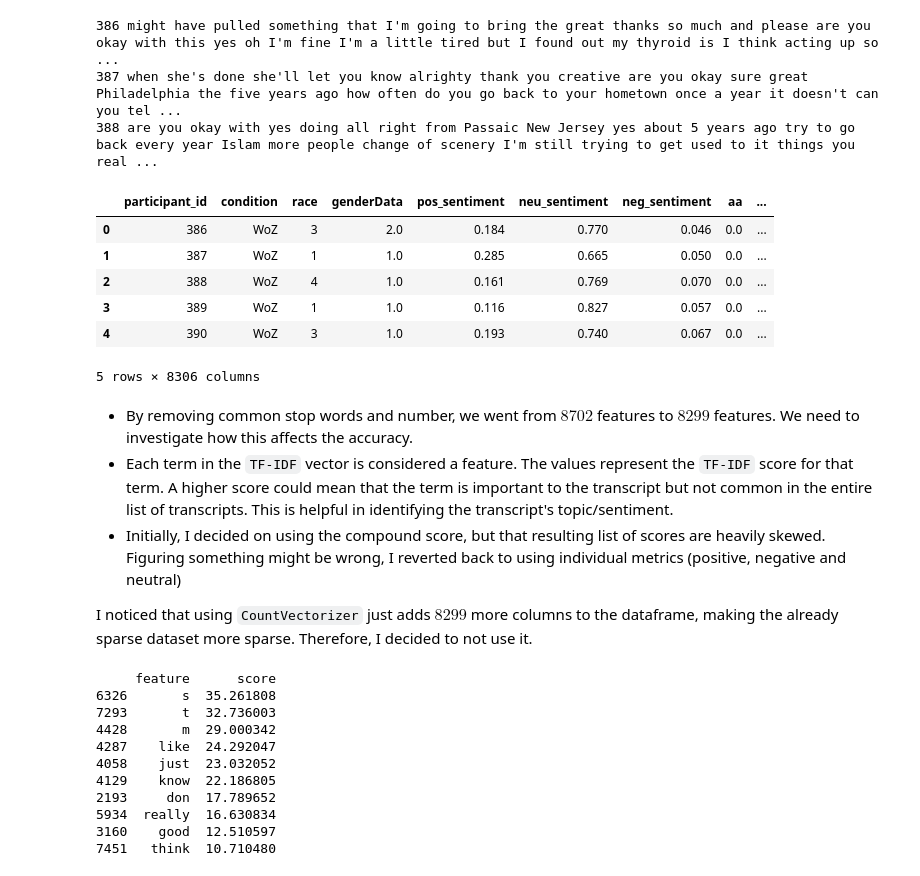
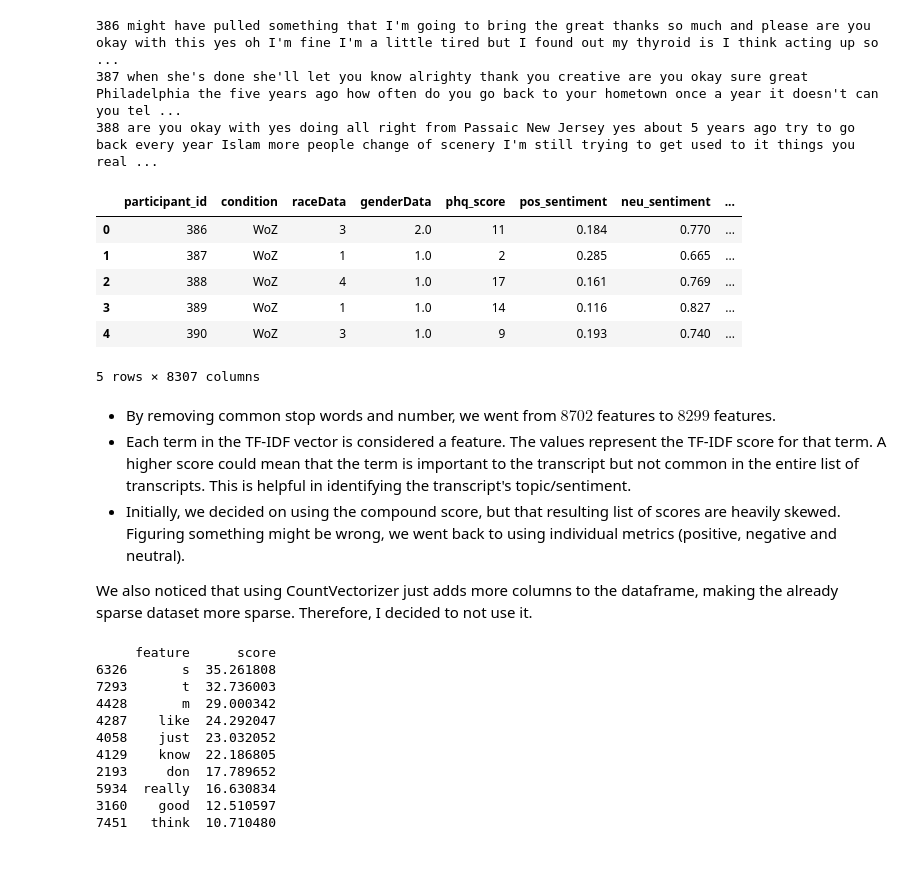
Before and after one commit to cekcreator/Mitigating-socio-demographic-bias, a Jupyter notebook: code/code.ipynb, the cells around one changed output. Drawn from its saved outputs; the diff is of its cells as text; code cells hidden in the pictures.

```diff
--- a/code/code.ipynb
+++ b/code/code.ipynb
@@ -27,11 +27,17 @@ interview_data = interview_data.dropna(subset=["Partic#"])
 print(interview_data.tail())
 
 # the phq score data (sheet 2)
-phq_score = pd.read_excel(
+phq_scores_data = pd.read_excel(
     "../data/DAIC_demographic_data.xlsx", sheet_name="Metadata_mapping"
 )
 
-print(phq_score.head())
+#Convert Participant_ID column to string
+phq_scores_data['Participant_ID'] = phq_scores_data['Participant_ID'].astype(str)
+
+#Convert PHQ_Score to int
+phq_scores_data['PHQ_Score'] = phq_scores_data['PHQ_Score'].astype(int)
+
+print(phq_scores_data.head())
 # %% [output]
      Partic# Condition  gender  race
 428    837.0        AI     2.0     3
@@ -157,49 +165,54 @@ for _, row in interview_data.iterrows():
         # sentiment features
         sentiment_neg_scores = sentiment_analyzer.polarity_scores(transcript)["neg"]
 
+        phq_score_row = phq_scores_data[phq_scores_data["Participant_ID"] == participant_id]
+        if not phq_score_row.empty:
+            phq_score = phq_score_row["PHQ_Score"].values[0]
+
         # combine all the features
         data = {
             "participant_id": participant_id,
             "condition": row["Condition"],
-            "race": row["race"],
+            "raceData": row["race"],
             "genderData": row["gender"],
+            "phq_score": phq_score,
             # "tfidf_features": tfidf_features,
             # "count_features": count_features,
             "pos_sentiment": sentiment_pos_scores,
             "neu_sentiment": sentiment_neu_scores,
             "neg_sentiment": sentiment_neg_scores,
         }
 
         combined_data.append(data)
 
 # convert the combined data into a dataframe
 combined_data_df = pd.DataFrame(combined_data)
 
 # print(combined_data_df.head())
 
 # create dataframes for tf-idf and count features
 tfidf_df = pd.DataFrame(
     tfidf_matrix.toarray(), columns=tfidf_vectorizer.get_feature_names_out()
 )
 
 # concatenate the original DataFrame with the TF-IDF and Count DataFrames
 final_df = pd.concat([combined_data_df.reset_index(drop=True), tfidf_df], axis=1)
 
 final_df.head()
 # %% [output]
-|  | participant_id | condition | race | genderData | pos_sentiment | neu_sentiment | neg_sentiment | aa | ... |
-| 0 | 386 | WoZ | 3 | 2.0 | 0.184 | 0.770 | 0.046 | 0.0 | ... |
-| 1 | 387 | WoZ | 1 | 1.0 | 0.285 | 0.665 | 0.050 | 0.0 | ... |
-| 2 | 388 | WoZ | 4 | 1.0 | 0.161 | 0.769 | 0.070 | 0.0 | ... |
-| 3 | 389 | WoZ | 1 | 1.0 | 0.116 | 0.827 | 0.057 | 0.0 | ... |
-| 4 | 390 | WoZ | 3 | 1.0 | 0.193 | 0.740 | 0.067 | 0.0 | ... |
+|  | participant_id | condition | raceData | genderData | phq_score | pos_sentiment | neu_sentiment | ... |
+| 0 | 386 | WoZ | 3 | 2.0 | 11 | 0.184 | 0.770 | ... |
+| 1 | 387 | WoZ | 1 | 1.0 | 2 | 0.285 | 0.665 | ... |
+| 2 | 388 | WoZ | 4 | 1.0 | 17 | 0.161 | 0.769 | ... |
+| 3 | 389 | WoZ | 1 | 1.0 | 14 | 0.116 | 0.827 | ... |
+| 4 | 390 | WoZ | 3 | 1.0 | 9 | 0.193 | 0.740 | ... |
-5 rows × 8306 columns
+5 rows × 8307 columns
 # %% [markdown]
-- By removing common stop words and number, we went from $8702$ features to $8299$ features. We need to investigate how this affects the accuracy.
-- Each term in the `TF-IDF` vector is considered a feature. The values represent the `TF-IDF` score for that term. A higher score could mean that the term is important to the transcript but not common in the entire list of transcripts. This is helpful in identifying the transcript's topic/sentiment.
-- Initially, I decided on using the compound score, but that resulting list of scores are heavily skewed. Figuring something might be wrong, I reverted back to using individual metrics (positive, negative and neutral)
+- By removing common stop words and number, we went from $8702$ features to $8299$ features.
+- Each term in the TF-IDF vector is considered a feature. The values represent the TF-IDF score for that term. A higher score could mean that the term is important to the transcript but not common in the entire list of transcripts. This is helpful in identifying the transcript's topic/sentiment.
+- Initially, we decided on using the compound score, but that resulting list of scores are heavily skewed. Figuring something might be wrong, we went back to using individual metrics (positive, negative and neutral).
 
-I noticed that using `CountVectorizer` just adds $8299$ more columns to the dataframe, making the already sparse dataset more sparse. Therefore, I decided to not use it.
+We also noticed that using CountVectorizer just adds more columns to the dataframe, making the already sparse dataset more sparse. Therefore, I decided to not use it.
 # %%
 # looking at the top 10 words with the highest tf-idf scores
 
```
Also changed, not shown: parts of 43 cells of this notebook.
